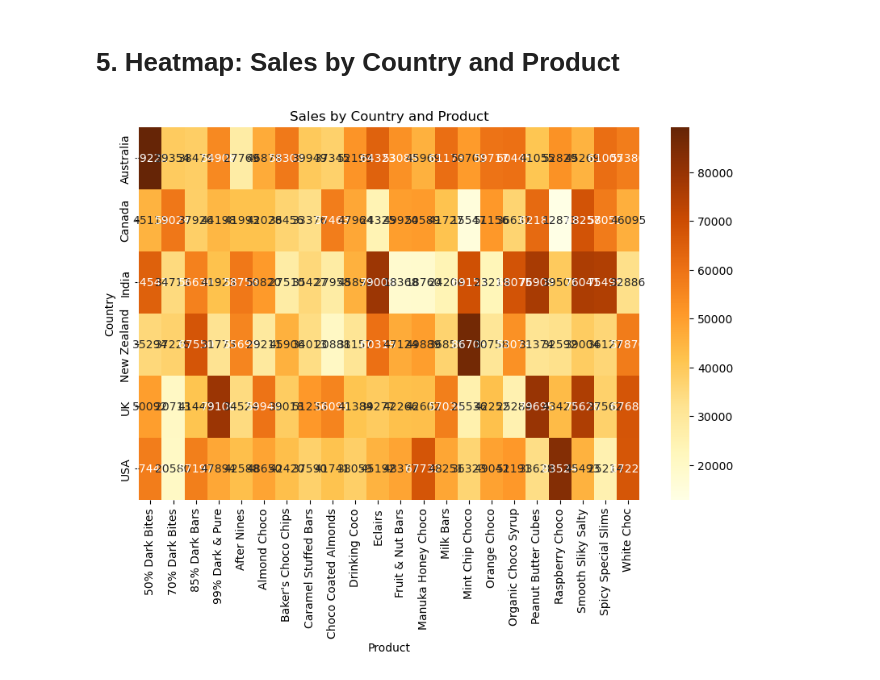
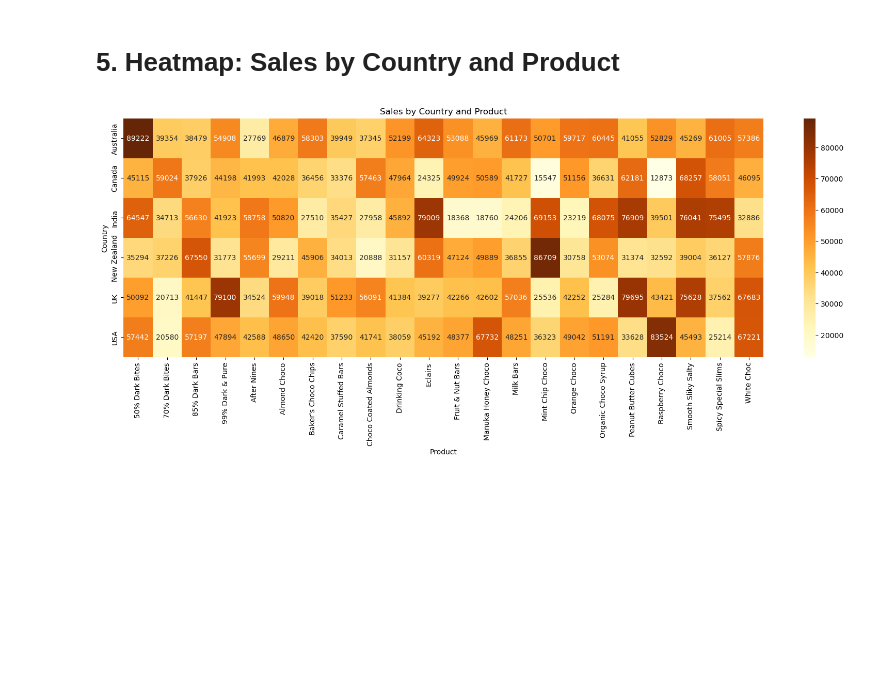
Before and after one commit to SiaAnalyst/Data-Visualisations, a Jupyter notebook: Chocolate Sales/data_visualization.ipynb, the cells around one changed output. Cells and saved outputs as stored; diff of their text form; code cells hidden in the pictures; blank space fills up the shorter version.

Commit message:
Fix Heatmap visualization

```diff
--- a/Chocolate Sales/data_visualization.ipynb
+++ b/Chocolate Sales/data_visualization.ipynb
@@ -93,13 +93,13 @@ plt.show()
 # %%
 # Pivot table for heatmap
 country_product_sales = df.pivot_table(values="Amount", index="Country", columns="Product", aggfunc="sum")
 
 # Create a heatmap
-plt.figure(figsize=(10, 6))
+plt.figure(figsize=(20, 6))
 sns.heatmap(country_product_sales, cmap="YlOrBr", annot=True, fmt=".0f")
 plt.title("Sales by Country and Product")
 plt.xlabel("Product")
 plt.ylabel("Country")
 plt.show()
 # %% [output]
-[figure, old version]
+[figure, new version]
```
